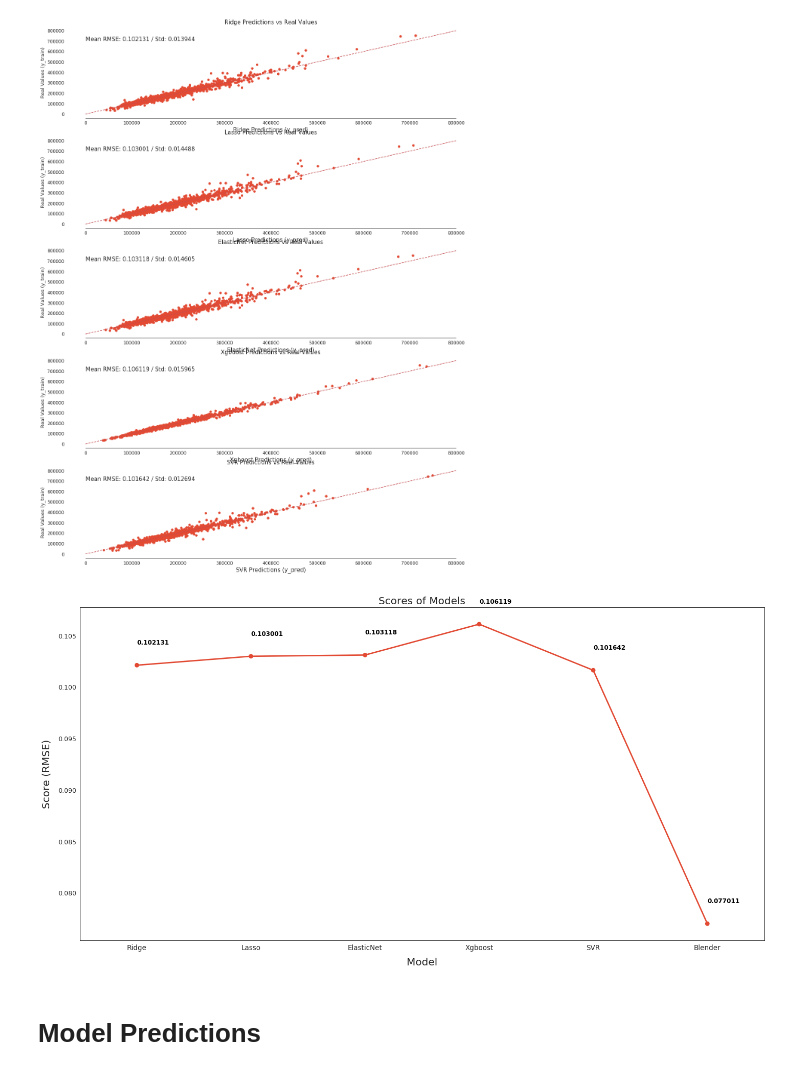
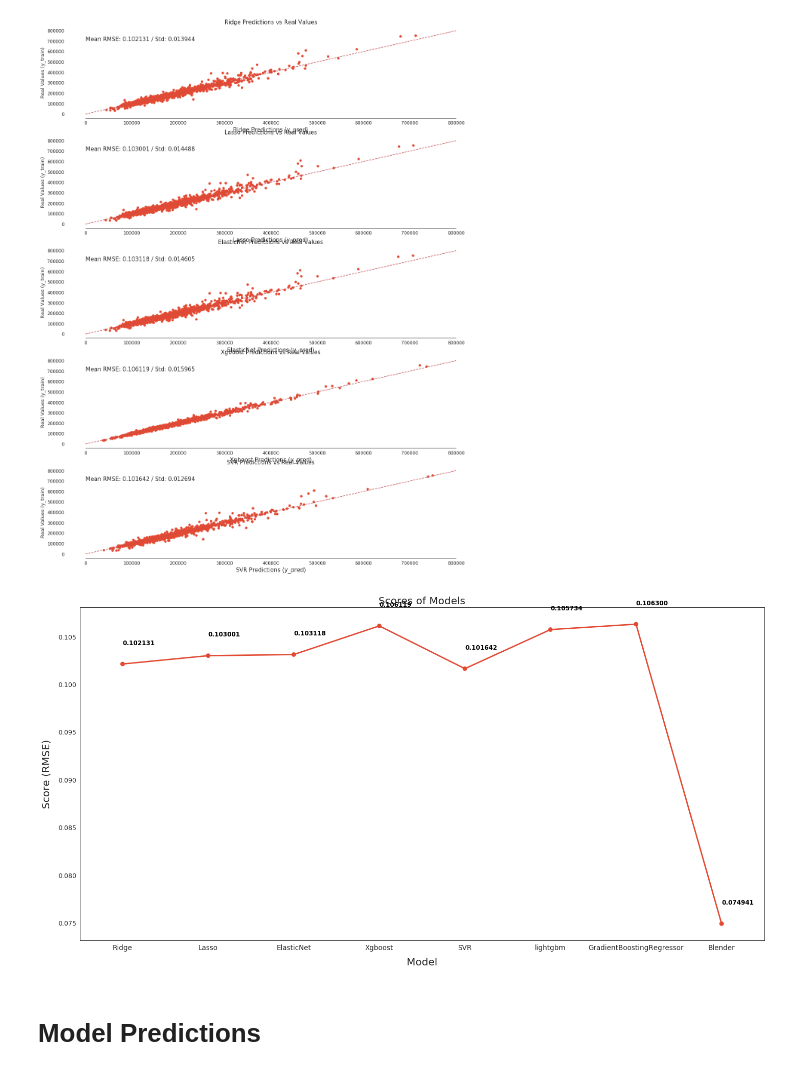
Before and after one commit to nvlong198/XLDLTK, a Jupyter notebook: Nhom1.ipynb, the cells around one changed output. Drawn from its saved outputs; the diff is of its cells as text; code cells hidden in the pictures.

```diff
--- a/Nhom1.ipynb
+++ b/Nhom1.ipynb
@@ -736,8 +755,17 @@ print("Lasso score: {:.4f} ({:.4f})\n".format(score.mean(), score.std()))
 score = cv_rmse(elasticnet)
 print("ElasticNet score: {:.4f} ({:.4f})\n".format(score.mean(), score.std()))
 
-# score = cv_rmse(xgboost)
-# print("ElasticNet score: {:.4f} ({:.4f})\n".format(score.mean(), score.std()))
+score = cv_rmse(xgboost)
+print("xgboost score: {:.4f} ({:.4f})\n".format(score.mean(), score.std()))
+
+score = cv_rmse(svr)
+print("svr score: {:.4f} ({:.4f})\n".format(score.mean(), score.std()))
+
+score = cv_rmse(lightgbm)
+print("lightgbm score: {:.4f} ({:.4f})\n".format(score.mean(), score.std()))
+
+score = cv_rmse(gbr)
+print("gbr score: {:.4f} ({:.4f})\n".format(score.mean(), score.std()))
 # %% [output]
 ---- Score with CV_RMSLE-----
 Ridge score: 0.1021 (0.0139)
@@ -779,4 +796,7 @@ print('SVR')
 svr_model = svr.fit(X, y)
 print('lightgbm')
 lightgbm_model = lightgbm.fit(X, y)
+
+print('gbr')
+gbr_model = gbr.fit(X, y)
 # %% [output]
@@ -798,8 +819,9 @@ def blend_models(X):
             + (lasso_model.predict(X)) \
             + (xgboost_model.predict(X))\
             + (svr_model.predict(X))\
-            + (lightgbm_model.predict(X) )\
-            + (ridge_model.predict(X)*4) )/9
+            + (lightgbm_model.predict(X))\
+            + (gbr_model.predict(X))\
+            + (ridge_model.predict(X)*4) )/10
 blended_score = rmsle(y, blend_models(X))
 print('RMSLE score on train data:')
 print(rmsle(y, blend_models(X)))
@@ -830,24 +852,24 @@ RMSLE score on train data:
 # %% [output]
 [figure]
 # %%
-# scores['Blender'] = (blended_score, 0)
-# sns.set_style("white")
-# fig = plt.figure(figsize=(24, 12))
+scores['Blender'] = (blended_score, 0)
+sns.set_style("white")
+fig = plt.figure(figsize=(24, 12))
 
-# ax = sns.pointplot(x=list(scores.keys()), y=[score for score, _ in scores.values()], markers=['o'], linestyles=['-'])
-# for i, score in enumerate(scores.values()):
-#     ax.text(i, score[0] + 0.002, '{:.6f}'.format(score[0]), horizontalalignment='left', size='large', color='black', weight='semibold')
+ax = sns.pointplot(x=list(scores.keys()), y=[score for score, _ in scores.values()], markers=['o'], linestyles=['-'])
+for i, score in enumerate(scores.values()):
+    ax.text(i, score[0] + 0.002, '{:.6f}'.format(score[0]), horizontalalignment='left', size='large', color='black', weight='semibold')
 
-# plt.ylabel('Score (RMSE)', size=20, labelpad=12.5)
-# plt.xlabel('Model', size=20, labelpad=12.5)
-# plt.tick_params(axis='x', labelsize=13.5)
-# plt.tick_params(axis='y', labelsize=12.5)
+plt.ylabel('Score (RMSE)', size=20, labelpad=12.5)
+plt.xlabel('Model', size=20, labelpad=12.5)
+plt.tick_params(axis='x', labelsize=13.5)
+plt.tick_params(axis='y', labelsize=12.5)
 
-# plt.title('Scores of Models', size=20)
+plt.title('Scores of Models', size=20)
 
-# plt.show()
+plt.show()
 # %% [output]
-[figure, old version]
+[figure, new version]
 # %% [markdown]
 # Model Predictions
 # %%
```
Also changed, not shown: parts of 9 cells of this notebook, 1 other file.
